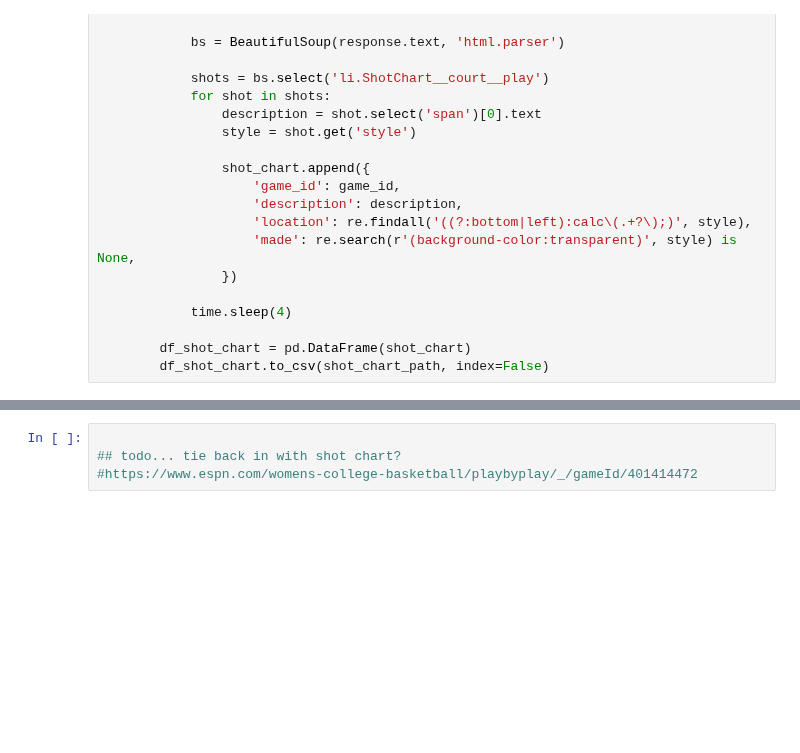
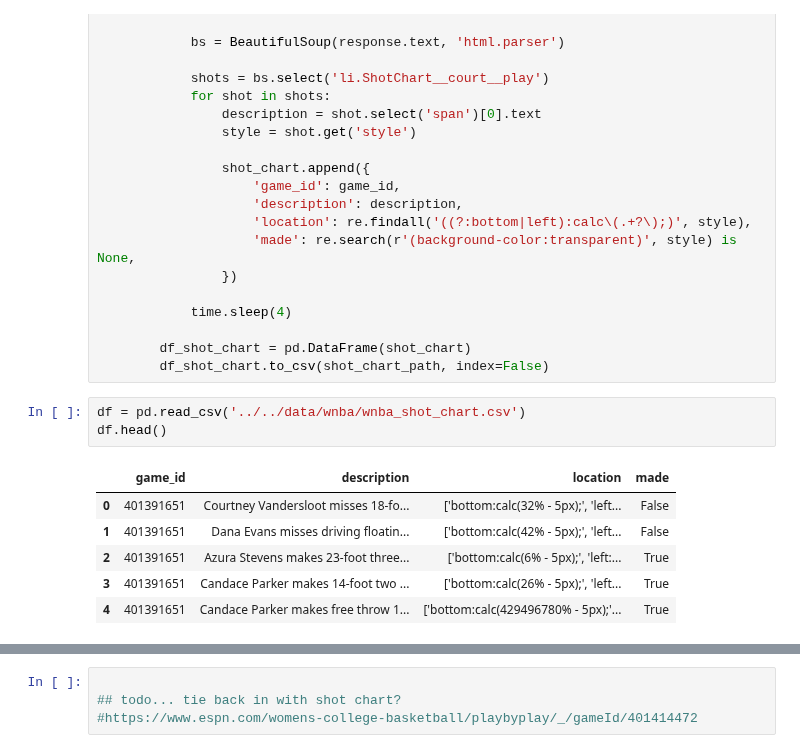
Before and after one commit to dpasse/monte, a Jupyter notebook: workspace/wncaa/teams.ipynb, the cells around one changed output, grey strips where cells are left out. Cells and saved outputs as stored; diff of their text form; blank space fills up the shorter version.

```diff
--- a/workspace/wncaa/teams.ipynb
+++ b/workspace/wncaa/teams.ipynb
@@ -270,3 +271,13 @@ for option in parsing_options:
 
         df_shot_chart = pd.DataFrame(shot_chart)
         df_shot_chart.to_csv(shot_chart_path, index=False)
+# %%
+df = pd.read_csv('../../data/wnba/wnba_shot_chart.csv')
+df.head()
+# %% [output]
+|  | game_id | description | location | made |
+| 0 | 401391651 | Courtney Vandersloot misses 18-fo... | ['bottom:calc(32% - 5px);', 'left... | False |
+| 1 | 401391651 | Dana Evans misses driving floatin... | ['bottom:calc(42% - 5px);', 'left... | False |
+| 2 | 401391651 | Azura Stevens makes 23-foot three... | ['bottom:calc(6% - 5px);', 'left:... | True |
+| 3 | 401391651 | Candace Parker makes 14-foot two ... | ['bottom:calc(26% - 5px);', 'left... | True |
+| 4 | 401391651 | Candace Parker makes free throw 1... | ['bottom:calc(429496780% - 5px);'... | True |
```
Also changed, not shown: parts of 4 cells of this notebook, 1 other file.
